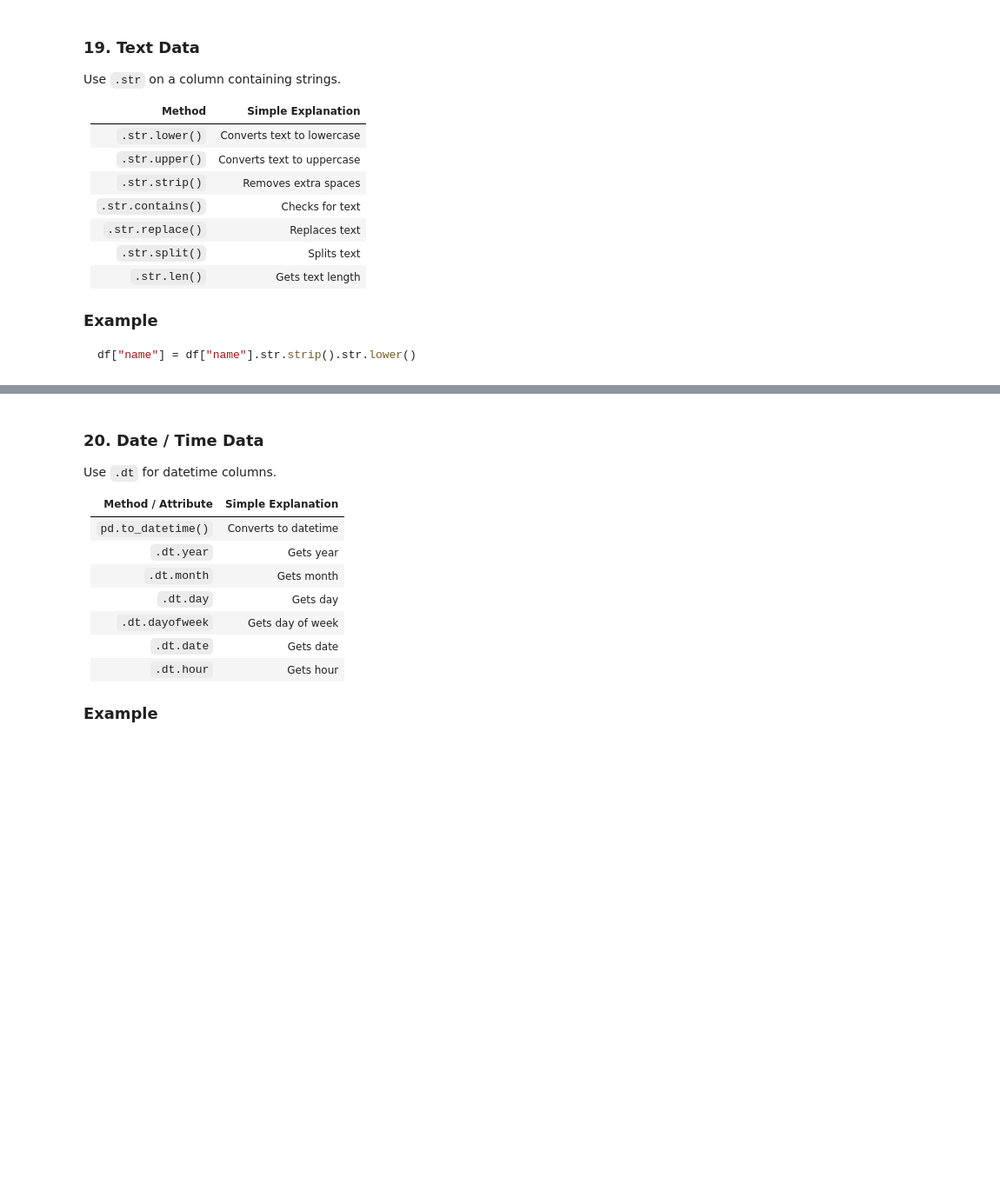
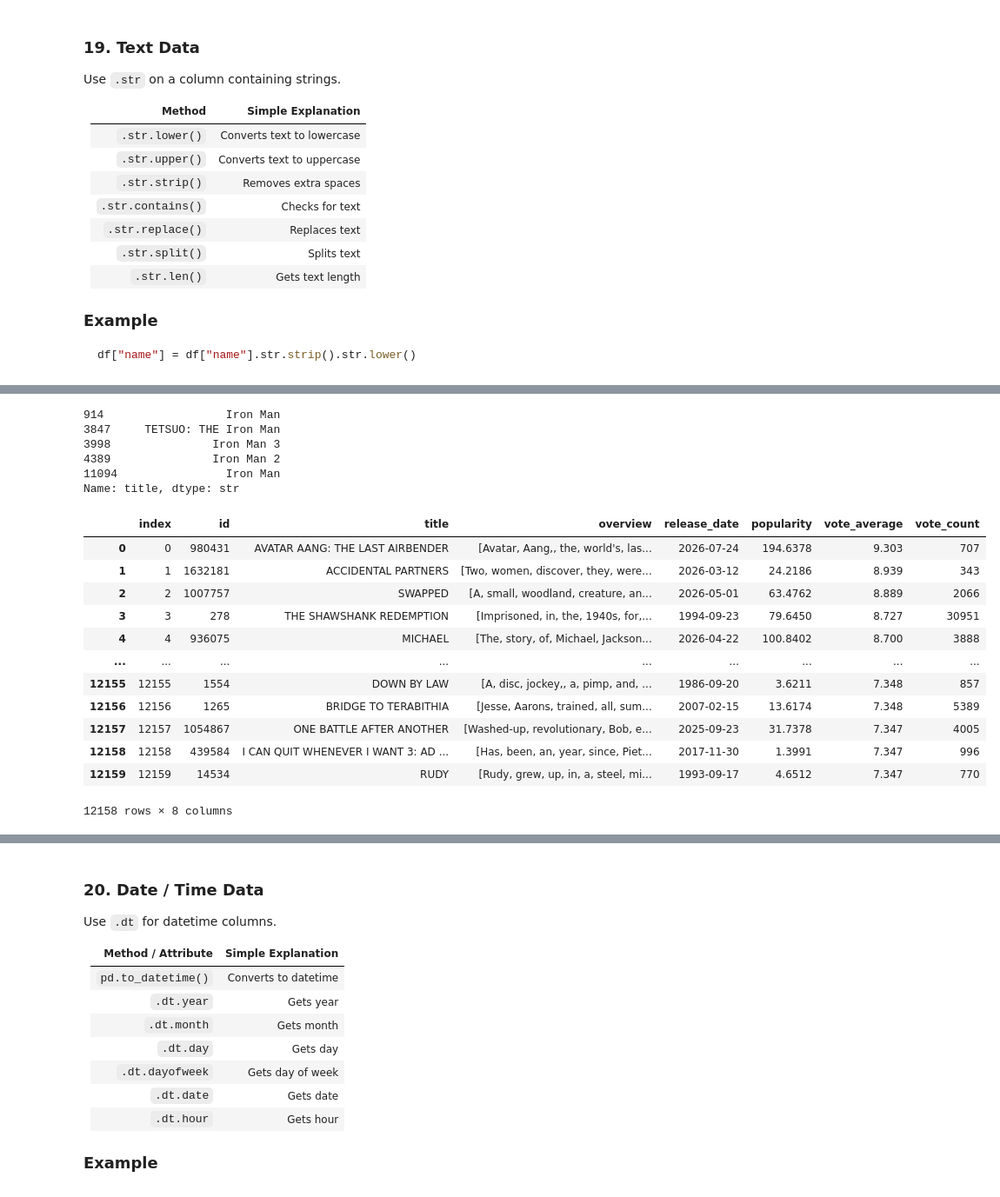
Before and after one commit to zaibgray/pandas, a Jupyter notebook: pandas.ipynb, the cells around one changed output, grey strips where cells are left out. Shown at 87% size. Drawn from its saved outputs; the diff is of its cells as text; code cells hidden in the pictures; blank space fills up the shorter version.

````diff
--- a/pandas.ipynb
+++ b/pandas.ipynb
@@ -3185,3 +3246,8 @@ Use `.str` on a column containing strings.
 ```python
 df["name"] = df["name"].str.strip().str.lower()
 ```
+# %%
+import numpy as np
+import pandas as pd
+df = pd.read_csv("data/movies.csv")
+df.sample()
@@ -3187,0 +3257,4 @@ df["name"] = df["name"].str.strip().str.lower()
+# %%
+# lower()
+df["title"] = df["title"].str.lower()
+df.sample()
@@ -3187,0 +3264,4 @@ df["name"] = df["name"].str.strip().str.lower()
+# %%
+# upper()
+df["title"] = df["title"].str.upper()
+df.sample()
@@ -3187,0 +3271,4 @@ df["name"] = df["name"].str.strip().str.lower()
+# %%
+# strip
+df["title"] = df["title"].str.strip()
+df.sample()
@@ -3187,0 +3288,32 @@ df["name"] = df["name"].str.strip().str.lower()
+# %%
+# replace
+mask = df["title"].str.contains("IRON MAN", na=False)
+print(df.loc[mask, "title"].str.replace("IRON MAN", "Iron Man"))
+# %% [output]
+914                  Iron Man
+3847     TETSUO: THE Iron Man
+3998               Iron Man 3
+4389               Iron Man 2
+11094                Iron Man
+Name: title, dtype: str
+# %%
+# split()
+# Replace NaN with an empty string, then split
+# Drop rows where overview is missing
+df = df.dropna(subset=["overview"])
+df["overview"] = df["overview"].str.split(" ")
+df
+# %% [output]
+|  | index | id | title | overview | release_date | popularity | vote_average | vote_count |
+| 0 | 0 | 980431 | AVATAR AANG: THE LAST AIRBENDER | [Avatar, Aang,, the, world's, las... | 2026-07-24 | 194.6378 | 9.303 | 707 |
+| 1 | 1 | 1632181 | ACCIDENTAL PARTNERS | [Two, women, discover, they, were... | 2026-03-12 | 24.2186 | 8.939 | 343 |
+| 2 | 2 | 1007757 | SWAPPED | [A, small, woodland, creature, an... | 2026-05-01 | 63.4762 | 8.889 | 2066 |
+| 3 | 3 | 278 | THE SHAWSHANK REDEMPTION | [Imprisoned, in, the, 1940s, for,... | 1994-09-23 | 79.6450 | 8.727 | 30951 |
+| 4 | 4 | 936075 | MICHAEL | [The, story, of, Michael, Jackson... | 2026-04-22 | 100.8402 | 8.700 | 3888 |
+| ... | ... | ... | ... | ... | ... | ... | ... | ... |
+| 12155 | 12155 | 1554 | DOWN BY LAW | [A, disc, jockey,, a, pimp, and, ... | 1986-09-20 | 3.6211 | 7.348 | 857 |
+| 12156 | 12156 | 1265 | BRIDGE TO TERABITHIA | [Jesse, Aarons, trained, all, sum... | 2007-02-15 | 13.6174 | 7.348 | 5389 |
+| 12157 | 12157 | 1054867 | ONE BATTLE AFTER ANOTHER | [Washed-up, revolutionary, Bob, e... | 2025-09-23 | 31.7378 | 7.347 | 4005 |
+| 12158 | 12158 | 439584 | I CAN QUIT WHENEVER I WANT 3: AD ... | [Has, been, an, year, since, Piet... | 2017-11-30 | 1.3991 | 7.347 | 996 |
+| 12159 | 12159 | 14534 | RUDY | [Rudy, grew, up, in, a, steel, mi... | 1993-09-17 | 4.6512 | 7.347 | 770 |
+12158 rows × 8 columns
````
Also changed, not shown: parts of 11 cells of this notebook.
